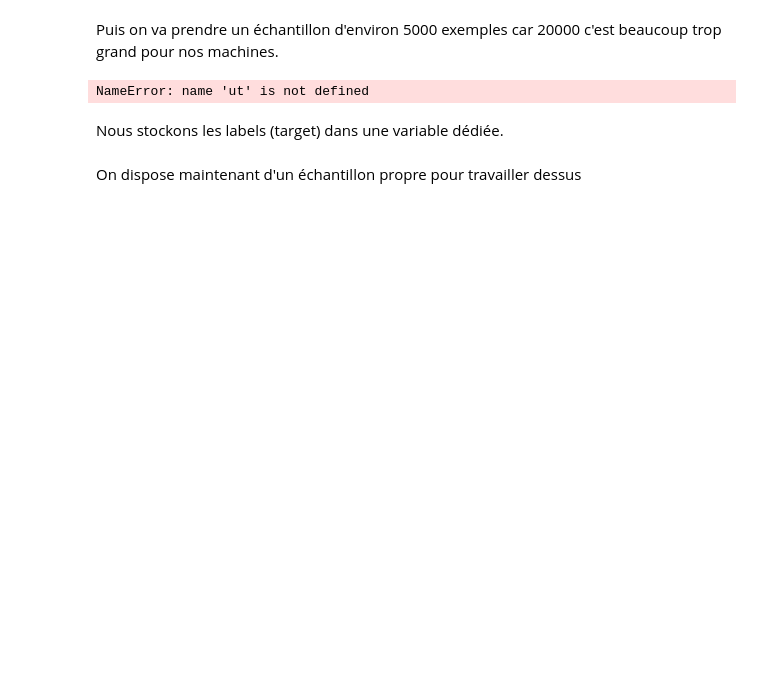
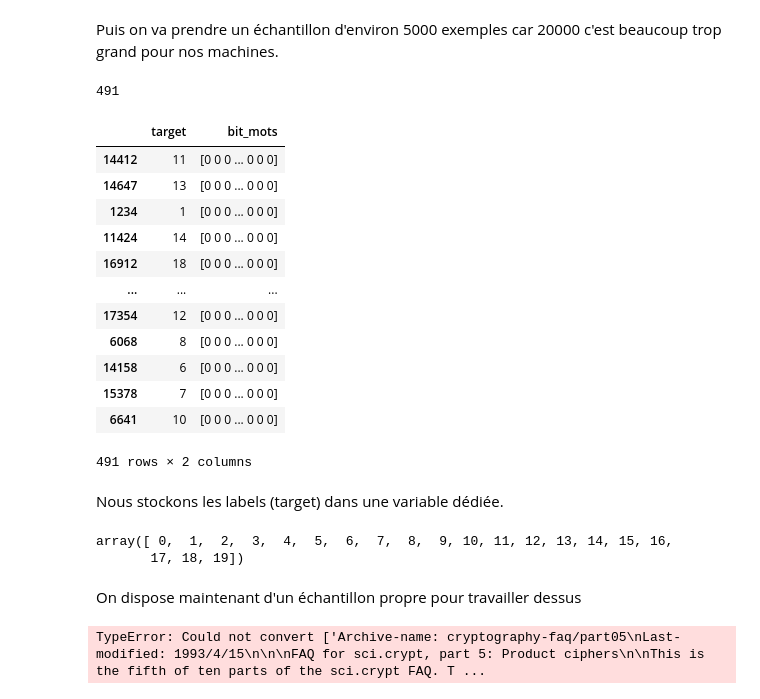
Before and after one commit to Ionys320/stats, a Jupyter notebook: projetTifenn.ipynb, the cells around one changed output. Drawn from its saved outputs; the diff is of its cells as text; code cells hidden in the pictures; blank space fills up the shorter version.

```diff
--- a/projetTifenn.ipynb
+++ b/projetTifenn.ipynb
@@ -244,15 +310,35 @@ data
 # %% [markdown]
 Puis on va prendre un échantillon d'environ 5000 exemples car 20000 c'est beaucoup trop grand pour nos machines.
 # %%
-sampled_data = ut.sample_dataset(data, "target", 5000, seed=42)
+sampled_data = ut.sample_dataset(vec_data, "target", 500, seed=42)
 print(len(sampled_data))
 sampled_data
 # %% [output]
-NameError: name 'ut' is not defined
+491
+|  | target | bit_mots |
+| 14412 | 11 | [0 0 0 ... 0 0 0] |
+| 14647 | 13 | [0 0 0 ... 0 0 0] |
+| 1234 | 1 | [0 0 0 ... 0 0 0] |
+| 11424 | 14 | [0 0 0 ... 0 0 0] |
+| 16912 | 18 | [0 0 0 ... 0 0 0] |
+| ... | ... | ... |
+| 17354 | 12 | [0 0 0 ... 0 0 0] |
+| 6068 | 8 | [0 0 0 ... 0 0 0] |
+| 14158 | 6 | [0 0 0 ... 0 0 0] |
+| 15378 | 7 | [0 0 0 ... 0 0 0] |
+| 6641 | 10 | [0 0 0 ... 0 0 0] |
+491 rows × 2 columns
 # %% [markdown]
 Nous stockons les labels (target) dans une variable dédiée.
 # %%
-labels = sampled_data['target'].unique()
+labels = np.sort(sampled_data['target'].unique())
 labels
+# %% [output]
+array([ 0,  1,  2,  3,  4,  5,  6,  7,  8,  9, 10, 11, 12, 13, 14, 15, 16,
+       17, 18, 19])
 # %% [markdown]
 On dispose maintenant d'un échantillon propre pour travailler dessus
+# %%
+clust.CHA(sampled_data, "centroid", dendrogramme=True)
+# %% [output]
+TypeError: Could not convert ['Archive-name: cryptography-faq/part05\nLast-modified: 1993/4/15\n\n\nFAQ for sci.crypt, part 5: Product ciphers\n\nThis is the fifth of ten parts of the sci.crypt FAQ. T ...
```
Also changed, not shown: parts of 4 cells of this notebook, 3 other files.
